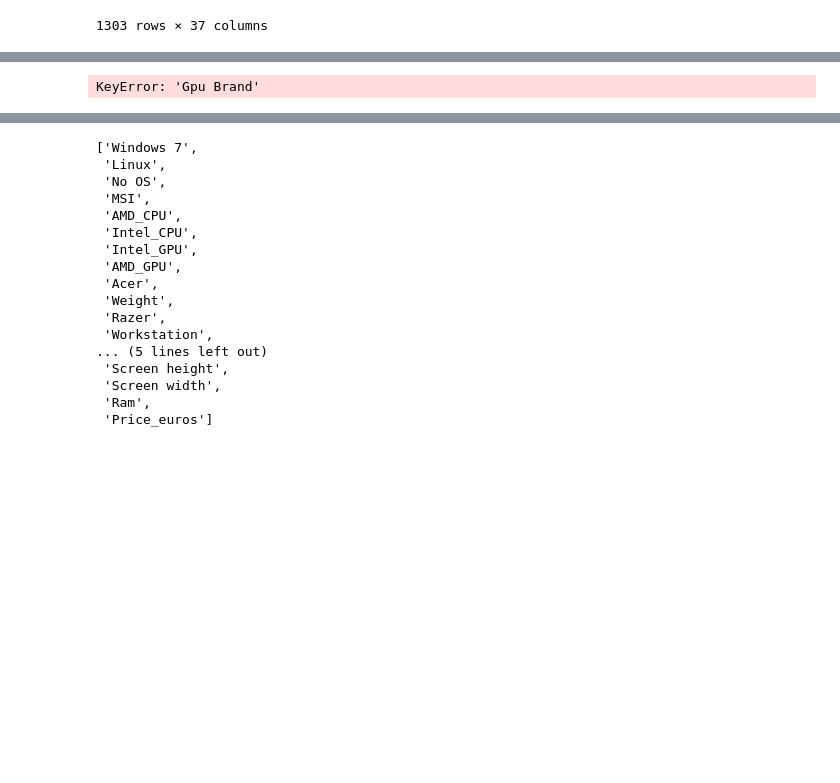
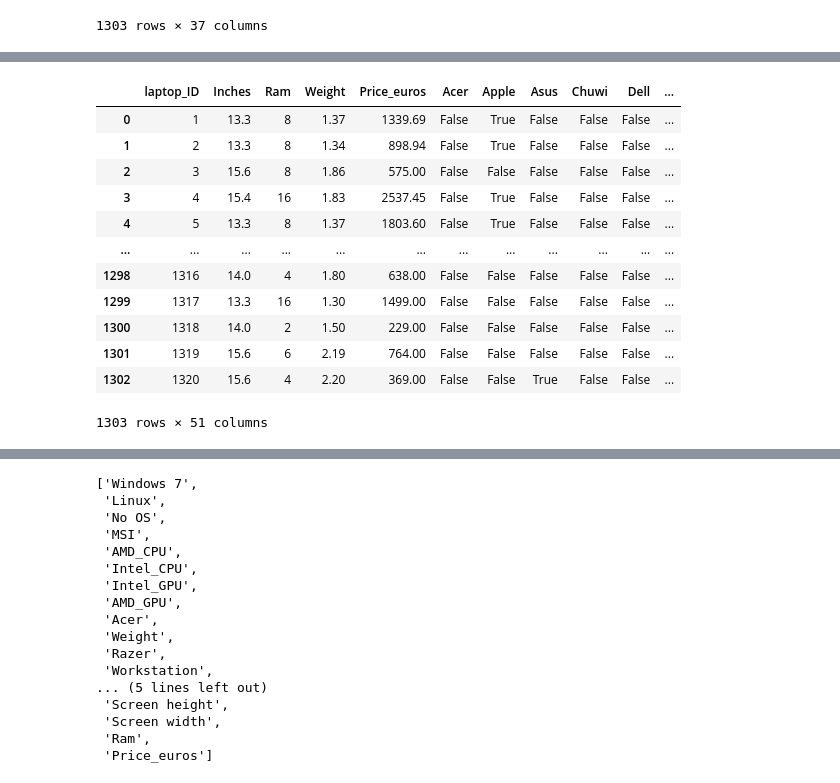
Before and after one commit to ruso-Kvesitadze/Laptop-Price-Prediction, a Jupyter notebook: Laptop_price_prediction.ipynb, the cells around one changed output, grey strips where cells are left out. Drawn from its saved outputs; the diff is of its cells as text; code cells hidden in the pictures; blank space fills up the shorter version.

```diff
--- a/Laptop_price_prediction.ipynb
+++ b/Laptop_price_prediction.ipynb
@@ -111,9 +99,22 @@ KeyError: 'Cpu Brand'
 # %%
 gpu_categories = pd.get_dummies(df["Gpu Brand"])
 gpu_categories.columns = [col + "_GPU" for col in gpu_categories.columns]
 
 df = df.join(gpu_categories)
 df = df.drop("Gpu Brand", axis=1)
+df
 # %% [output]
+|  | laptop_ID | Inches | Ram | Weight | Price_euros | Acer | Apple | Asus | Chuwi | Dell | ... |
+| 0 | 1 | 13.3 | 8 | 1.37 | 1339.69 | False | True | False | False | False | ... |
+| 1 | 2 | 13.3 | 8 | 1.34 | 898.94 | False | True | False | False | False | ... |
+| 2 | 3 | 15.6 | 8 | 1.86 | 575.00 | False | False | False | False | False | ... |
+| 3 | 4 | 15.4 | 16 | 1.83 | 2537.45 | False | True | False | False | False | ... |
+| 4 | 5 | 13.3 | 8 | 1.37 | 1803.60 | False | True | False | False | False | ... |
+| ... | ... | ... | ... | ... | ... | ... | ... | ... | ... | ... | ... |
+| 1298 | 1316 | 14.0 | 4 | 1.80 | 638.00 | False | False | False | False | False | ... |
+| 1299 | 1317 | 13.3 | 16 | 1.30 | 1499.00 | False | False | False | False | False | ... |
+| 1300 | 1318 | 14.0 | 2 | 1.50 | 229.00 | False | False | False | False | False | ... |
+| 1301 | 1319 | 15.6 | 6 | 2.19 | 764.00 | False | False | False | False | False | ... |
+| 1302 | 1320 | 15.6 | 4 | 2.20 | 369.00 | False | False | True | False | False | ... |
-KeyError: 'Gpu Brand'
+1303 rows × 51 columns
 # %%
```
Also changed, not shown: parts of 15 cells of this notebook.
